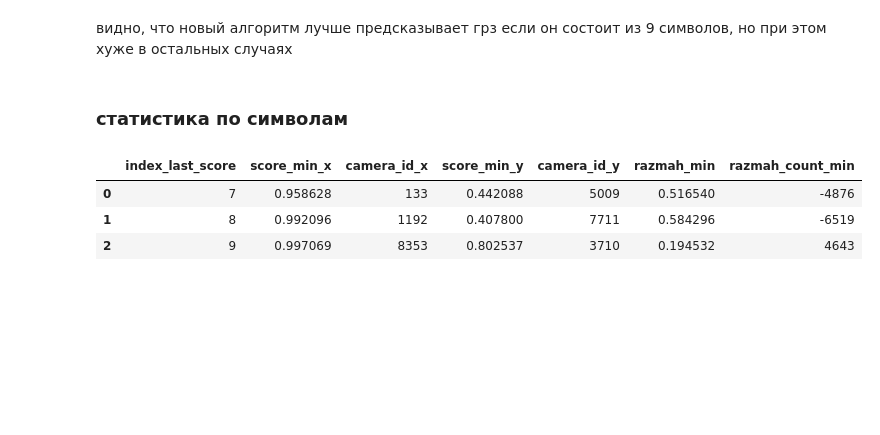
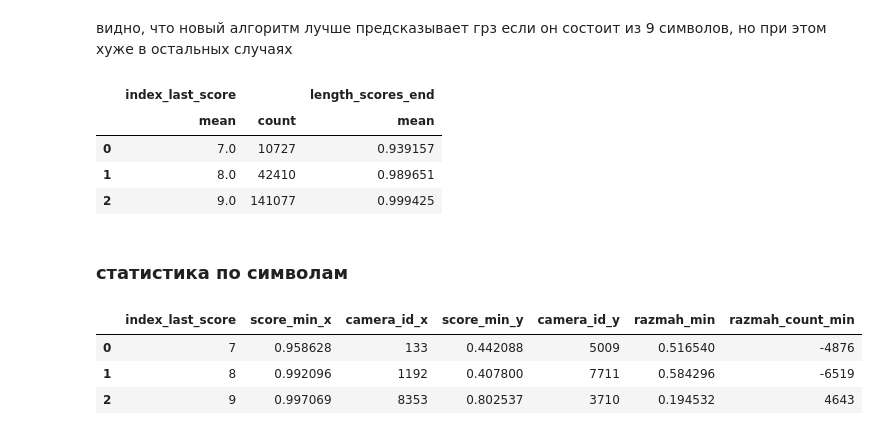
Before and after one commit to GLeb124/PYTHON_LEARN, a Jupyter notebook: Untitled2-Copy1.ipynb, the cells around one changed output. Cells and saved outputs as stored; diff of their text form; code cells hidden in the pictures; blank space fills up the shorter version.

```diff
--- a/Untitled2-Copy1.ipynb
+++ b/Untitled2-Copy1.ipynb
@@ -203,5 +199,13 @@ test_not_AI.groupby('index_last_score',as_index= False).agg({'index_last_score':
 # %% [markdown]
 видно, что новый алгоритм лучше предсказывает грз если он состоит из 9 символов, но при этом хуже в остальных случаях
+# %%
+test.groupby('index_last_score',as_index= False).agg({'index_last_score': ['mean', 'count'],'length_scores_end':'mean'})
+# %% [output]
+|  | index_last_score |  | length_scores_end |
+|  | mean | count | mean |
+| 0 | 7.0 | 10727 | 0.939157 |
+| 1 | 8.0 | 42410 | 0.989651 |
+| 2 | 9.0 | 141077 | 0.999425 |
 # %% [markdown]
 ### статистика по символам
 # %%
```
Also changed, not shown: parts of 29 cells of this notebook.
